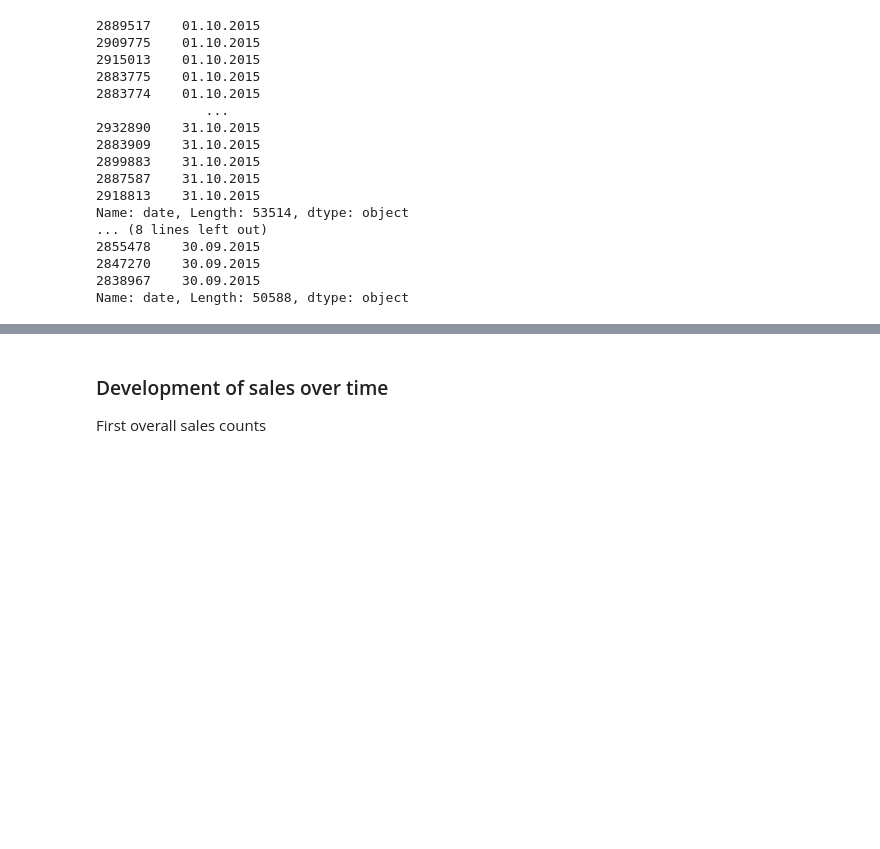
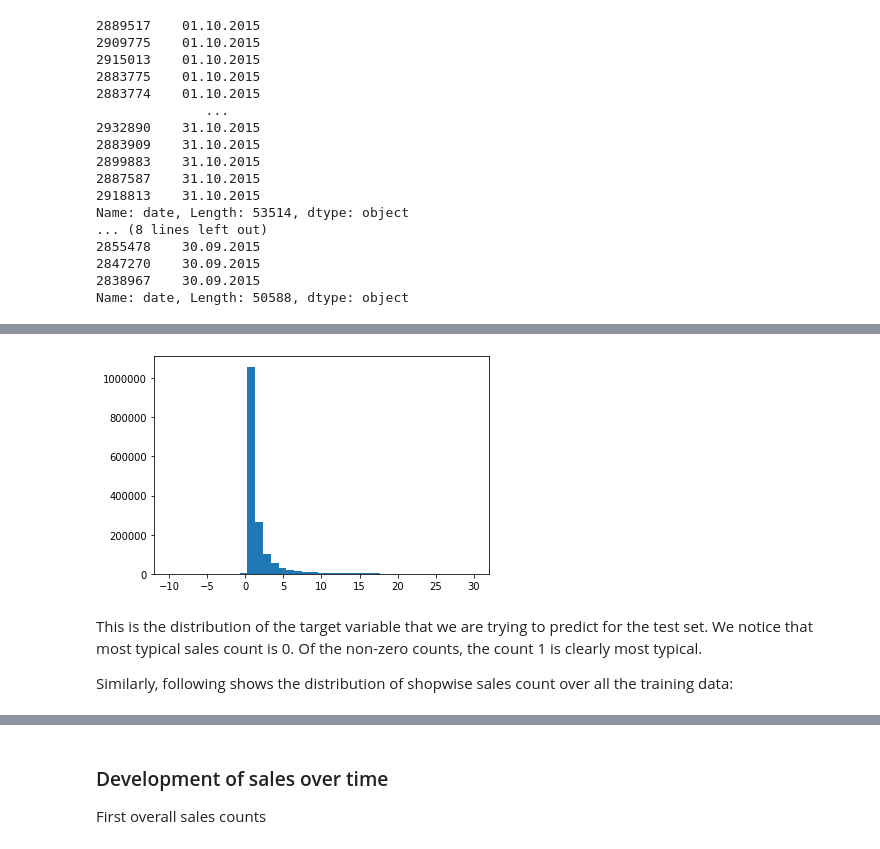
Before and after one commit to vvivvi/kaggle-final-project, a Jupyter notebook: Notebook_1_EDA.ipynb, the cells around one changed output, grey strips where cells are left out. Drawn from its saved outputs; the diff is of its cells as text; code cells hidden in the pictures; blank space fills up the shorter version.

```diff
--- a/C1_EDA.ipynb
+++ b/Notebook_1_EDA.ipynb
@@ -207,0 +312,10 @@ Dates seem to range from start of month to end and there are more transactions t
+# %%
+plt.hist(monthly_summary_train.item_cnt_day, bins=np.linspace(-10,30,40))
+plt.show()
+# %% [output]
+[figure, added]
+# %% [markdown]
+This is the distribution of the target variable that we are trying to predict for the test set.
+We notice that most typical sales count is 0. Of the non-zero counts, the count 1 is clearly most typical.
+
+Similarly, following shows the distribution of shopwise sales count over all the training data:
```
Also changed, not shown: parts of 27 cells of this notebook, 11 other files.
